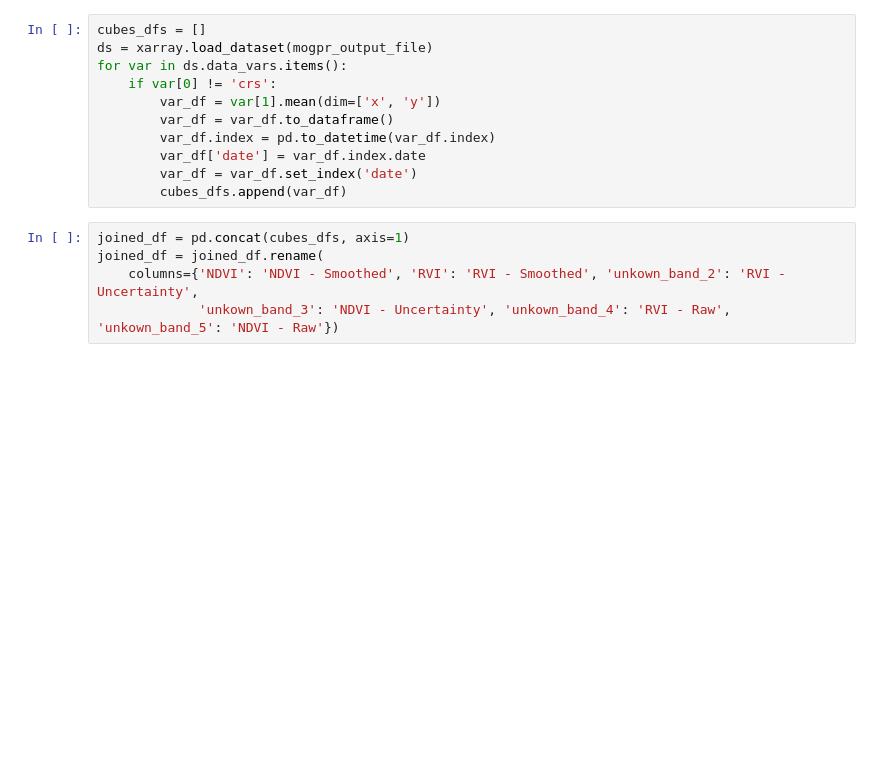
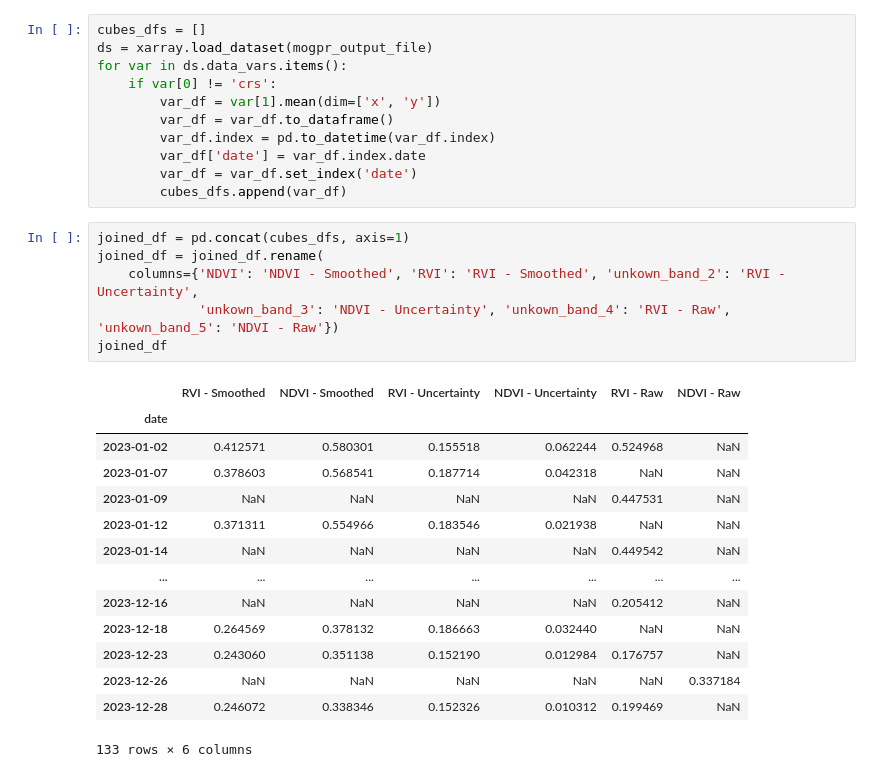
Before and after one commit to Open-EO/FuseTS, a Jupyter notebook: notebooks/OpenEO/FuseTS - MOGPR S1 and S2.ipynb, the cells around one changed output. Cells and saved outputs as stored; diff of their text form; blank space fills up the shorter version.

```diff
--- a/notebooks/OpenEO/FuseTS - MOGPR S1 and S2.ipynb
+++ b/notebooks/OpenEO/FuseTS - MOGPR S1 and S2.ipynb
@@ -186,8 +184,24 @@ for var in ds.data_vars.items():
 # %%
 joined_df = pd.concat(cubes_dfs, axis=1)
 joined_df = joined_df.rename(
     columns={'NDVI': 'NDVI - Smoothed', 'RVI': 'RVI - Smoothed', 'unkown_band_2': 'RVI - Uncertainty',
              'unkown_band_3': 'NDVI - Uncertainty', 'unkown_band_4': 'RVI - Raw', 'unkown_band_5': 'NDVI - Raw'})
+joined_df
+# %% [output]
+|  | RVI - Smoothed | NDVI - Smoothed | RVI - Uncertainty | NDVI - Uncertainty | RVI - Raw | NDVI - Raw |
+| date |  |  |  |  |  |  |
+| 2023-01-02 | 0.412571 | 0.580301 | 0.155518 | 0.062244 | 0.524968 | NaN |
+| 2023-01-07 | 0.378603 | 0.568541 | 0.187714 | 0.042318 | NaN | NaN |
+| 2023-01-09 | NaN | NaN | NaN | NaN | 0.447531 | NaN |
+| 2023-01-12 | 0.371311 | 0.554966 | 0.183546 | 0.021938 | NaN | NaN |
+| 2023-01-14 | NaN | NaN | NaN | NaN | 0.449542 | NaN |
+| ... | ... | ... | ... | ... | ... | ... |
+| 2023-12-16 | NaN | NaN | NaN | NaN | 0.205412 | NaN |
+| 2023-12-18 | 0.264569 | 0.378132 | 0.186663 | 0.032440 | NaN | NaN |
+| 2023-12-23 | 0.243060 | 0.351138 | 0.152190 | 0.012984 | 0.176757 | NaN |
+| 2023-12-26 | NaN | NaN | NaN | NaN | NaN | 0.337184 |
+| 2023-12-28 | 0.246072 | 0.338346 | 0.152326 | 0.010312 | 0.199469 | NaN |
+133 rows × 6 columns
 # %%
 plt.figure(figsize=(16, 6))
 std_col_mapping = {
```
Also changed, not shown: parts of 5 cells of this notebook, 1 other file.
